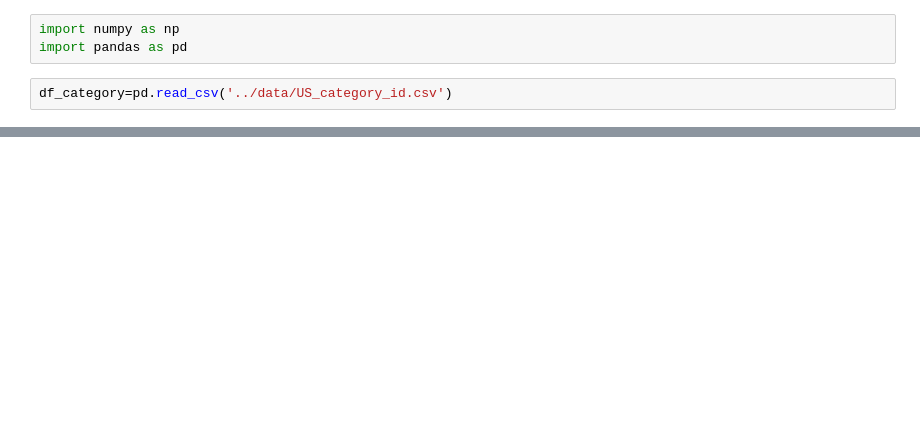
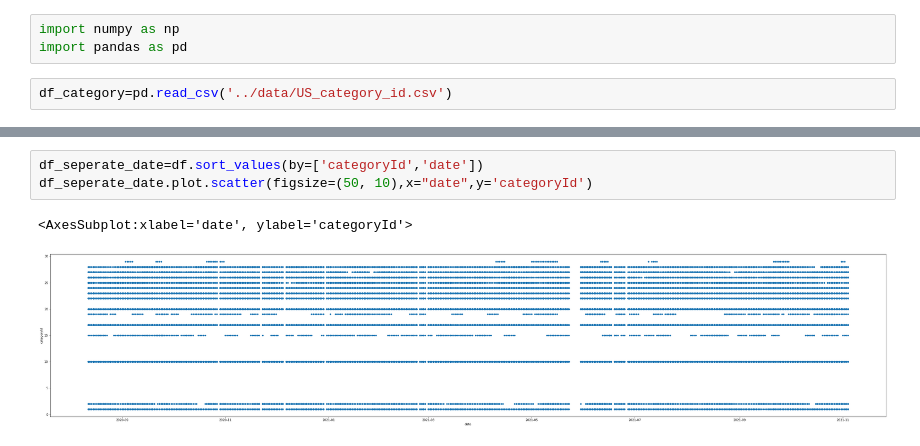
Before and after one commit to YoutubeTrendingPrediction/YoutubeTrendingPrediction, a Jupyter notebook: examples/trending_category.ipynb, the cells around one changed output, grey strips where cells are left out. Cells and saved outputs as stored; diff of their text form; blank space fills up the shorter version.

```diff
--- a/examples/trending_category.ipynb
+++ b/examples/trending_category.ipynb
@@ -85,0 +84,6 @@ df6.drop(['month','year'],axis=1).to_csv('Daily.csv')
+# %%
+df_seperate_date=df.sort_values(by=['categoryId','date'])
+df_seperate_date.plot.scatter(figsize=(50, 10),x="date",y='categoryId')
+# %% [output]
+<AxesSubplot:xlabel='date', ylabel='categoryId'>
+[figure, added]
```
Also changed, not shown: parts of 25 cells of this notebook.
